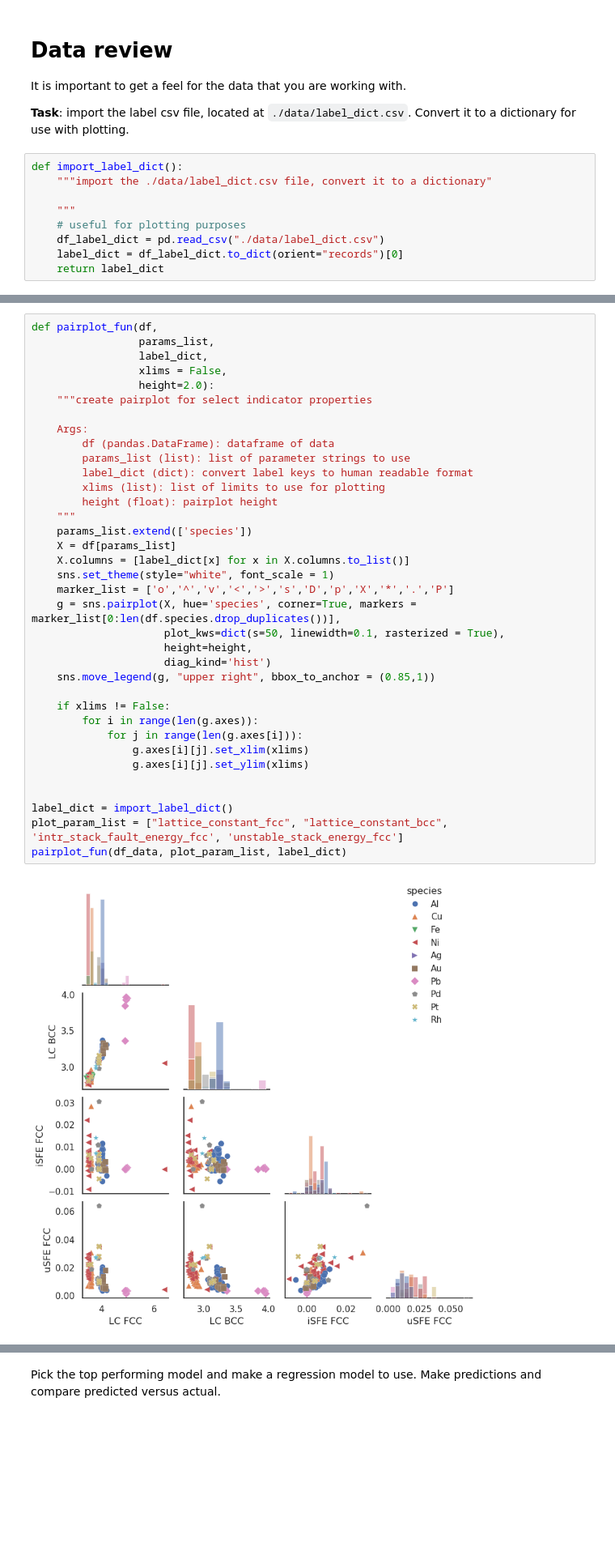
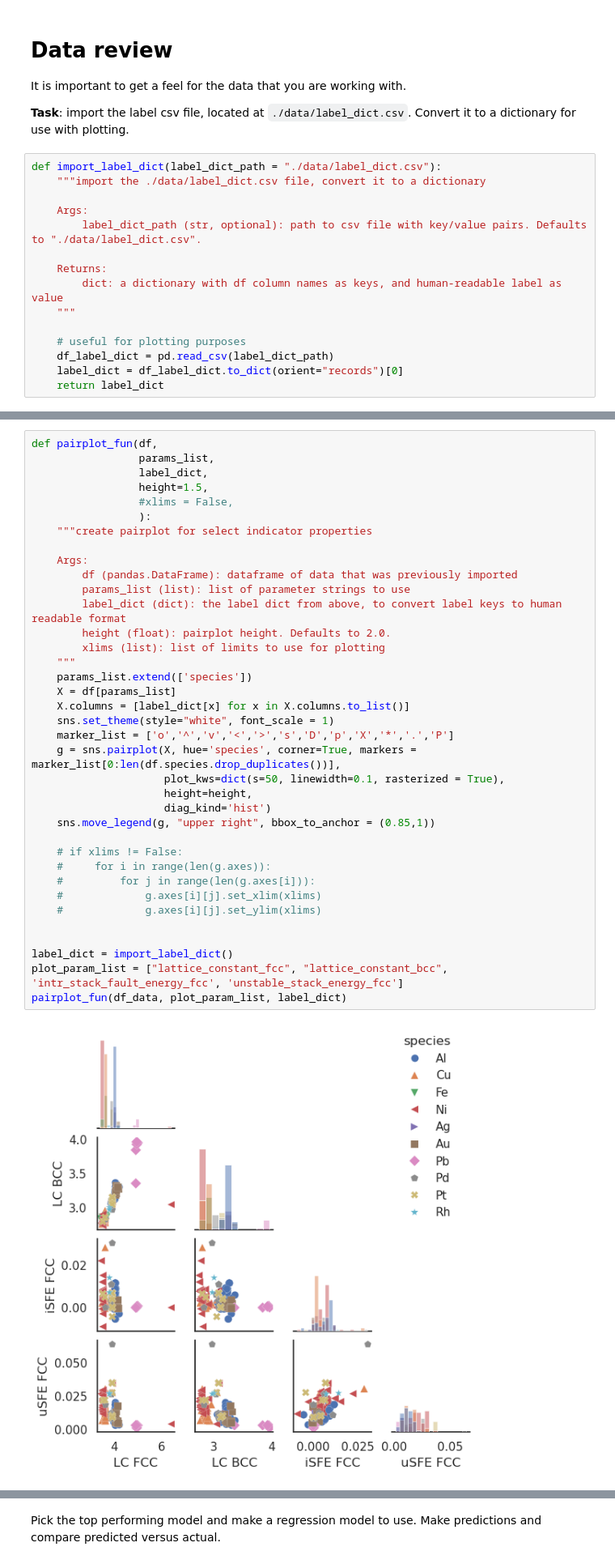
Before and after one commit to bjasperson/property-covariance-demo, a Jupyter notebook: property_covariance_demo.ipynb, the cells around one changed output, grey strips where cells are left out. Shown: that part at 81% size. Drawn from its saved outputs; the diff is of its cells as text; blank space fills up the shorter version.

```diff
--- a/property_covariance_demo.ipynb
+++ b/property_covariance_demo.ipynb
@@ -58,12 +58,18 @@ It is important to get a feel for the data that you are working with.
 
 **Task**: import the label csv file, located at `./data/label_dict.csv`. Convert it to a dictionary for use with plotting.
 # %%
-def import_label_dict():
-    """import the ./data/label_dict.csv file, convert it to a dictionary"
+def import_label_dict(label_dict_path = "./data/label_dict.csv"):
+    """import the ./data/label_dict.csv file, convert it to a dictionary
 
+    Args:
+        label_dict_path (str, optional): path to csv file with key/value pairs. Defaults to "./data/label_dict.csv".
+
+    Returns:
+        dict: a dictionary with df column names as keys, and human-readable label as value
     """
+
     # useful for plotting purposes
-    df_label_dict = pd.read_csv("./data/label_dict.csv")
+    df_label_dict = pd.read_csv(label_dict_path)
     label_dict = df_label_dict.to_dict(orient="records")[0]
     return label_dict
 # %% [markdown]
@@ -71,41 +79,42 @@ def import_label_dict():
 # %%
 def pairplot_fun(df,
                  params_list,
                  label_dict,
-                 xlims = False,
-                 height=2.0):
+                 height=1.5,
+                 #xlims = False,
+                 ):
     """create pairplot for select indicator properties
 
     Args:
-        df (pandas.DataFrame): dataframe of data
+        df (pandas.DataFrame): dataframe of data that was previously imported
         params_list (list): list of parameter strings to use
-        label_dict (dict): convert label keys to human readable format
+        label_dict (dict): the label dict from above, to convert label keys to human readable format
+        height (float): pairplot height. Defaults to 2.0.
         xlims (list): list of limits to use for plotting
-        height (float): pairplot height
     """
     params_list.extend(['species'])
     X = df[params_list]
     X.columns = [label_dict[x] for x in X.columns.to_list()]
     sns.set_theme(style="white", font_scale = 1)
     marker_list = ['o','^','v','<','>','s','D','p','X','*','.','P']
     g = sns.pairplot(X, hue='species', corner=True, markers = marker_list[0:len(df.species.drop_duplicates())],
                      plot_kws=dict(s=50, linewidth=0.1, rasterized = True),
                      height=height,
                      diag_kind='hist')
     sns.move_legend(g, "upper right", bbox_to_anchor = (0.85,1))
 
-    if xlims != False:
-        for i in range(len(g.axes)):
-            for j in range(len(g.axes[i])):
-                g.axes[i][j].set_xlim(xlims)
-                g.axes[i][j].set_ylim(xlims)
+    # if xlims != False:
+    #     for i in range(len(g.axes)):
+    #         for j in range(len(g.axes[i])):
+    #             g.axes[i][j].set_xlim(xlims)
+    #             g.axes[i][j].set_ylim(xlims)
 
 
 label_dict = import_label_dict()
 plot_param_list = ["lattice_constant_fcc", "lattice_constant_bcc", 'intr_stack_fault_energy_fcc', 'unstable_stack_energy_fcc']
 pairplot_fun(df_data, plot_param_list, label_dict)
 # %% [output]
-[figure, old version]
+[figure, new version]
 # %% [markdown]
 # Identifying indicator properties
 
```
Also changed, not shown: parts of 18 cells of this notebook.
